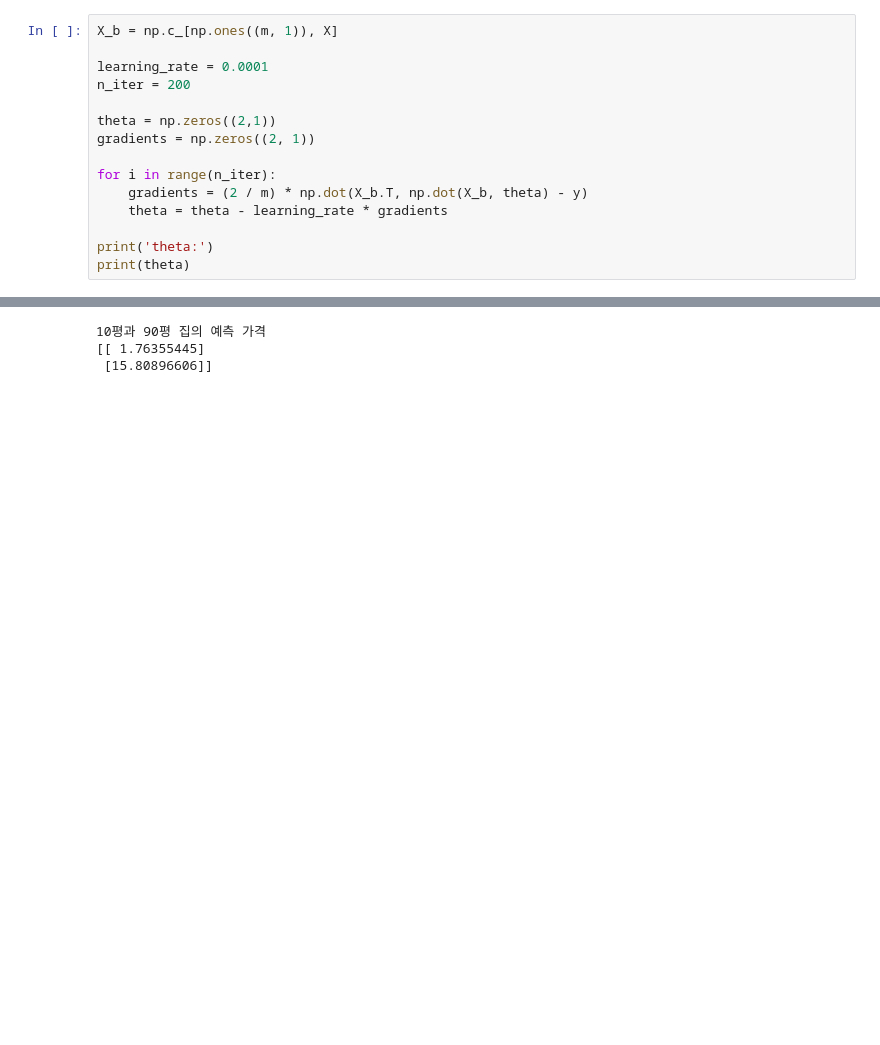
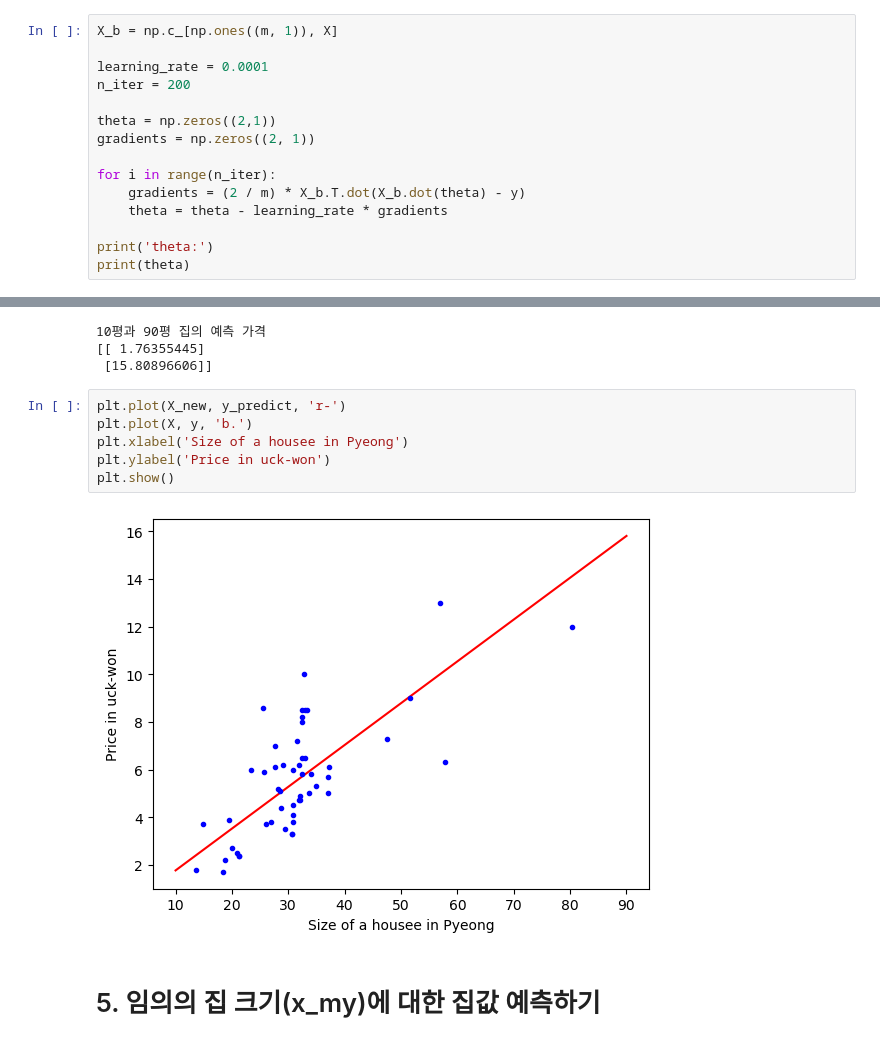
Before and after one commit to Hepheir/smu-HAEM0016-Artificial-Intelligence, a Jupyter notebook: 선형 회귀.ipynb, the cells around one changed output, grey strips where cells are left out. Cells and saved outputs as stored; diff of their text form; blank space fills up the shorter version.

```diff
--- a/선형 회귀.ipynb
+++ b/선형 회귀.ipynb
@@ -51,7 +57,7 @@ theta = np.zeros((2,1))
 gradients = np.zeros((2, 1))
 
 for i in range(n_iter):
-    gradients = (2 / m) * np.dot(X_b.T, np.dot(X_b, theta) - y)
+    gradients = (2 / m) * X_b.T.dot(X_b.dot(theta) - y)
     theta = theta - learning_rate * gradients
 
 print('theta:')
@@ -71,3 +79,13 @@ print(y_predict)
 10평과 90평 집의 예측 가격
 [[ 1.76355445]
  [15.80896606]]
+# %%
+plt.plot(X_new, y_predict, 'r-')
+plt.plot(X, y, 'b.')
+plt.xlabel('Size of a housee in Pyeong')
+plt.ylabel('Price in uck-won')
+plt.show()
+# %% [output]
+[figure, added]
+# %% [markdown]
+# 5. 임의의 집 크기(x_my)에 대한 집값 예측하기
```
Also changed, not shown: parts of 14 cells of this notebook.
